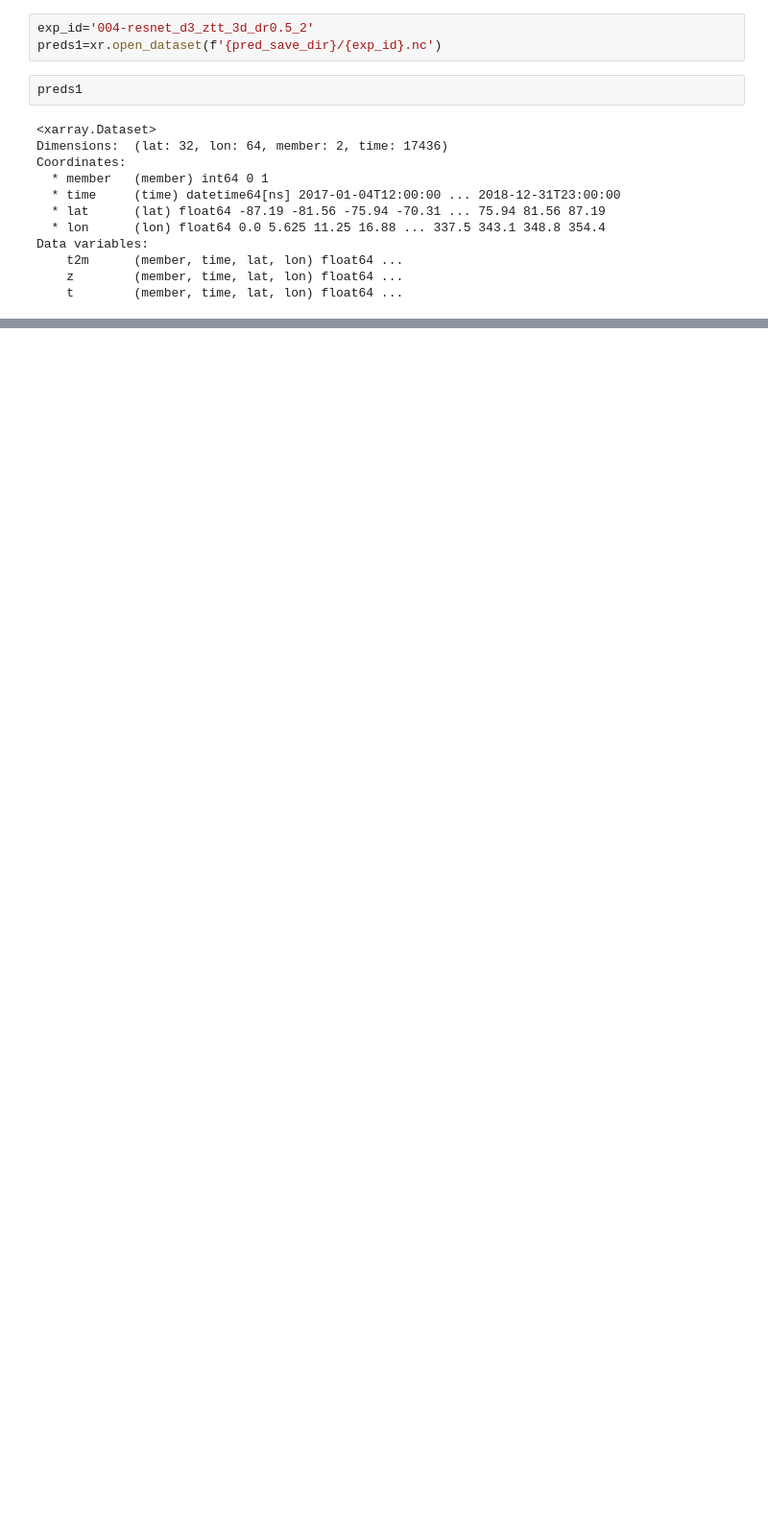
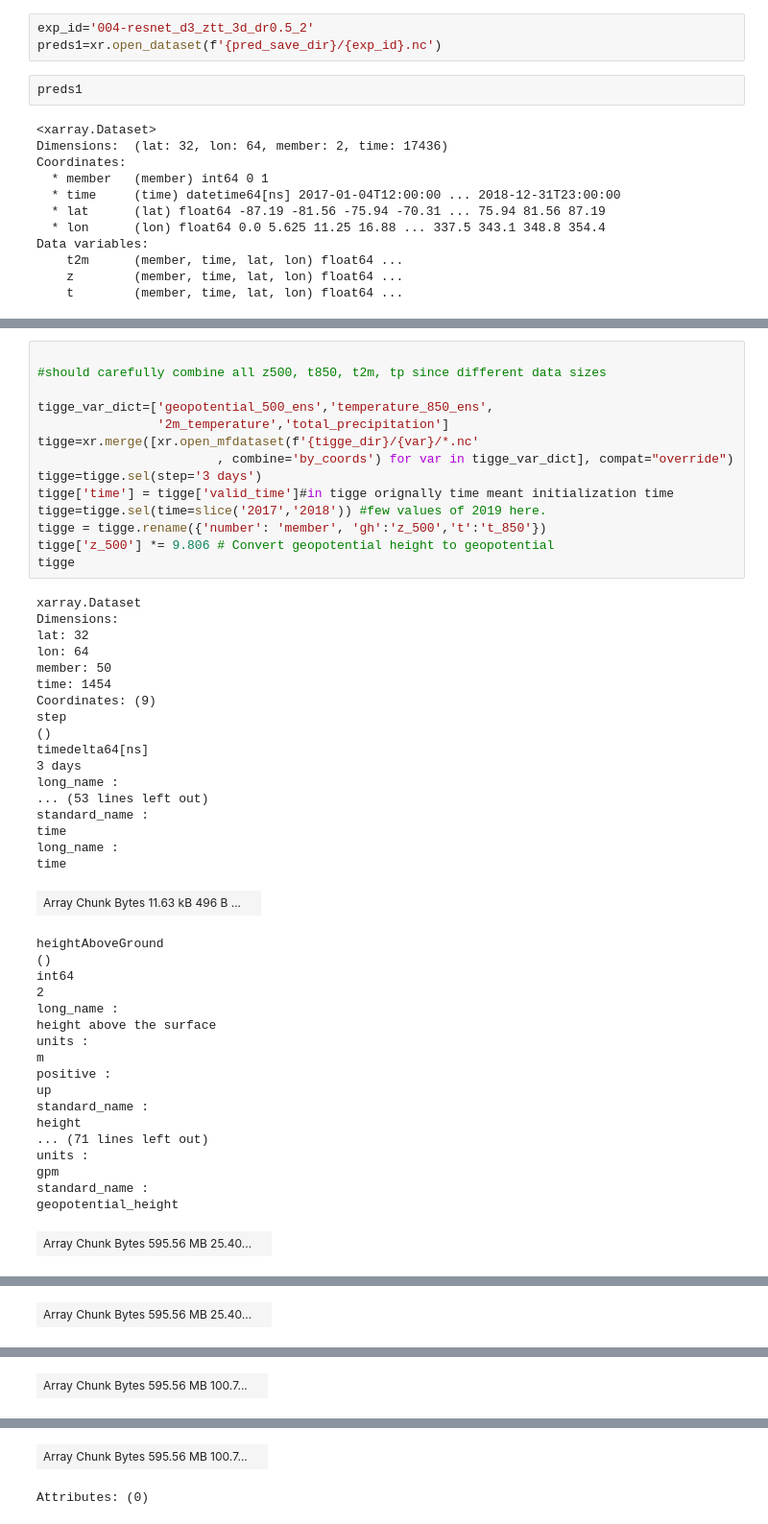
Before and after one commit to sagar-garg/WeatherBench, a Jupyter notebook: nbs_probabilistic/all-scores-comparison.ipynb, the cells around one changed output, grey strips where cells are left out. Shown at 96% size. Saved outputs shown, nothing was run; the diff lists cells and outputs as text; blank space fills up the shorter version.

```diff
--- a/nbs_probabilistic/all-scores-comparison.ipynb
+++ b/nbs_probabilistic/all-scores-comparison.ipynb
@@ -1233,0 +1248,51 @@ Data variables:
+# %%
+
+#should carefully combine all z500, t850, t2m, tp since different data sizes
+
+tigge_var_dict=['geopotential_500_ens','temperature_850_ens',
+                '2m_temperature','total_precipitation']
+tigge=xr.merge([xr.open_mfdataset(f'{tigge_dir}/{var}/*.nc'
+                        , combine='by_coords') for var in tigge_var_dict], compat="override")
+tigge=tigge.sel(step='3 days')
+tigge['time'] = tigge['valid_time']#in tigge orignally time meant initialization time
+tigge=tigge.sel(time=slice('2017','2018')) #few values of 2019 here.
+tigge = tigge.rename({'number': 'member', 'gh':'z_500','t':'t_850'})
+tigge['z_500'] *= 9.806 # Convert geopotential height to geopotential
+tigge
+# %% [output]
+xarray.Dataset
+Dimensions:
+lat: 32
+lon: 64
+member: 50
+time: 1454
+Coordinates: (9)
+step
+()
+timedelta64[ns]
+3 days
+long_name :
+... (53 lines left out)
+standard_name :
+time
+long_name :
+time
+| Array Chunk Bytes 11.63 kB 496 B ... |  |
+heightAboveGround
+()
+int64
+2
+long_name :
+height above the surface
+units :
+m
+positive :
+up
+standard_name :
+height
+... (71 lines left out)
+units :
+gpm
+standard_name :
+geopotential_height
+| Array Chunk Bytes 595.56 MB 25.40... |  |
@@ -1233,0 +1316 @@ Data variables:
+| Array Chunk Bytes 595.56 MB 25.40... |  |
@@ -1233,0 +1334 @@ Data variables:
+| Array Chunk Bytes 595.56 MB 100.7... |  |
@@ -1233,0 +1352,2 @@ Data variables:
+| Array Chunk Bytes 595.56 MB 100.7... |  |
+Attributes: (0)
```
Also changed, not shown: parts of 27 cells of this notebook.
